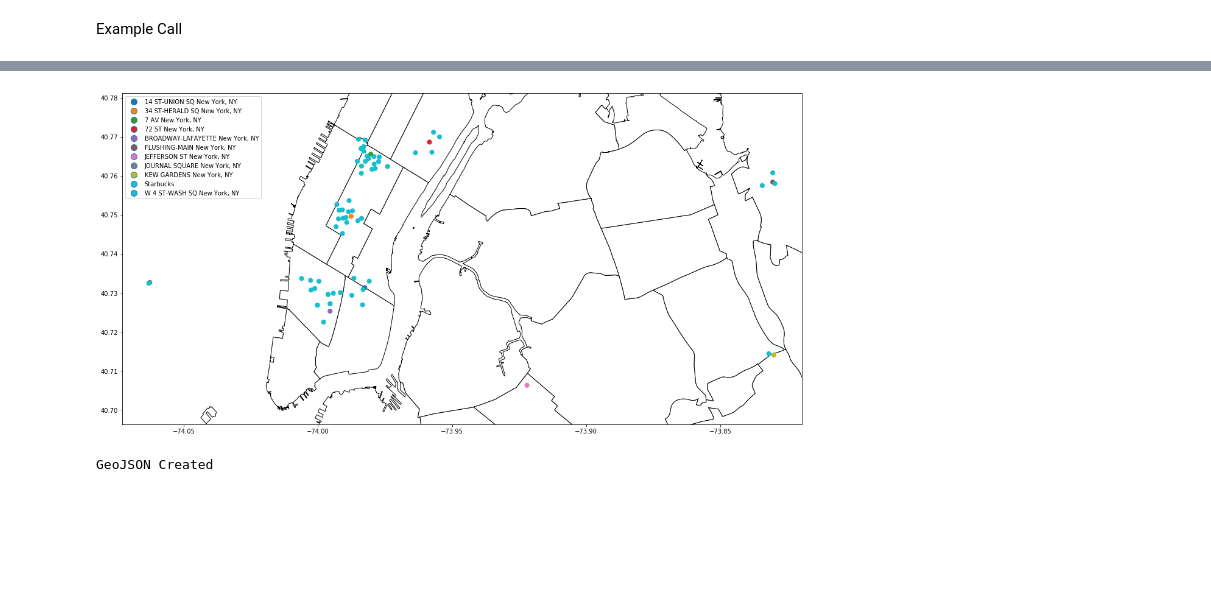
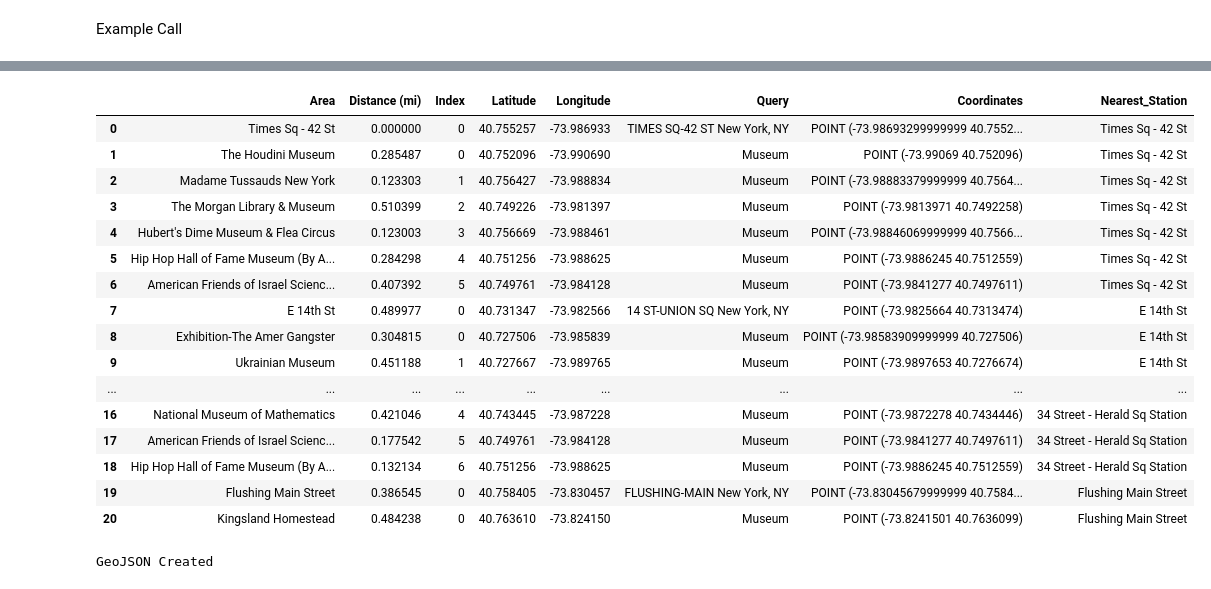
Before and after one commit to nalehc/gala_flyer_locations, a Jupyter notebook: Google_Places_Scraping_Alan.ipynb, the cells around one changed output, grey strips where cells are left out. Drawn from its saved outputs; the diff is of its cells as text; code cells hidden in the pictures; blank space fills up the shorter version.

```diff
--- a/Google_Places_Scraping_Alan.ipynb
+++ b/Google_Places_Scraping_Alan.ipynb
@@ -106,7 +106,7 @@ def nearby_places(address, place_type, r = 3200, latlng_dict = False):
 
     return np_df
 # %%
-def nearby_subway_stations(subway_list, keyword, subway_r, keyword_r):
+def nearby_subway_stations(subway_list, keyword, subway_r = 6400, keyword_r = 300):
     """
     This function is used to generate a GeoDataFrame when given a list of subwway stations and corresponding businesses.
 
@@ -208,15 +172,35 @@ test_gdf
-# %%
-file = "d085e2f8d0b54d4590b1e7d1f35594c1pediacitiesnycneighborhoods.geojson"
-file2 = "community_districts.geojson"
-fig1 = stations_plot(test_gdf, file2, img_size = (20,10), zoom = True)
-# %% [output]
-[figure, removed]
 # %%
 def create_subway_geojson(list_of_subways, keyword, subways_rad, keyword_rad, output_filename):
 
     subway_gdf = nearby_subway_stations(list_of_subways, keyword, subways_rad, keyword_rad)
     subway_gdf.to_file(output_filename, driver = 'GeoJSON')
     print("GeoJSON Created")
+# %%
+a1_list = [['TIMES SQ-42 ST', 3148.2170138888882],
+       ['14 ST-UNION SQ', 2986.3298611111113],
+       ['34 ST-HERALD SQ', 2375.5850694444443],
+       ['FLUSHING-MAIN', 2041.5840773809523]]
+# %%
+test1_df = nearby_subway_stations(a1_list, 'Museum', 6400, 500)
+test1_df
+# %% [output]
+|  | Area | Distance (mi) | Index | Latitude | Longitude | Query | Coordinates | Nearest_Station |
+| 0 | Times Sq - 42 St | 0.000000 | 0 | 40.755257 | -73.986933 | TIMES SQ-42 ST New York, NY | POINT (-73.98693299999999 40.7552... | Times Sq - 42 St |
+| 1 | The Houdini Museum | 0.285487 | 0 | 40.752096 | -73.990690 | Museum | POINT (-73.99069 40.752096) | Times Sq - 42 St |
+| 2 | Madame Tussauds New York | 0.123303 | 1 | 40.756427 | -73.988834 | Museum | POINT (-73.98883379999999 40.7564... | Times Sq - 42 St |
+| 3 | The Morgan Library & Museum | 0.510399 | 2 | 40.749226 | -73.981397 | Museum | POINT (-73.9813971 40.7492258) | Times Sq - 42 St |
+| 4 | Hubert's Dime Museum & Flea Circus | 0.123003 | 3 | 40.756669 | -73.988461 | Museum | POINT (-73.98846069999999 40.7566... | Times Sq - 42 St |
+| 5 | Hip Hop Hall of Fame Museum (By A... | 0.284298 | 4 | 40.751256 | -73.988625 | Museum | POINT (-73.9886245 40.7512559) | Times Sq - 42 St |
+| 6 | American Friends of Israel Scienc... | 0.407392 | 5 | 40.749761 | -73.984128 | Museum | POINT (-73.9841277 40.7497611) | Times Sq - 42 St |
+| 7 | E 14th St | 0.489977 | 0 | 40.731347 | -73.982566 | 14 ST-UNION SQ New York, NY | POINT (-73.9825664 40.7313474) | E 14th St |
+| 8 | Exhibition-The Amer Gangster | 0.304815 | 0 | 40.727506 | -73.985839 | Museum | POINT (-73.98583909999999 40.727506) | E 14th St |
+| 9 | Ukrainian Museum | 0.451188 | 1 | 40.727667 | -73.989765 | Museum | POINT (-73.9897653 40.7276674) | E 14th St |
+| ... | ... | ... | ... | ... | ... | ... | ... | ... |
+| 16 | National Museum of Mathematics | 0.421046 | 4 | 40.743445 | -73.987228 | Museum | POINT (-73.9872278 40.7434446) | 34 Street - Herald Sq Station |
+| 17 | American Friends of Israel Scienc... | 0.177542 | 5 | 40.749761 | -73.984128 | Museum | POINT (-73.9841277 40.7497611) | 34 Street - Herald Sq Station |
+| 18 | Hip Hop Hall of Fame Museum (By A... | 0.132134 | 6 | 40.751256 | -73.988625 | Museum | POINT (-73.9886245 40.7512559) | 34 Street - Herald Sq Station |
+| 19 | Flushing Main Street | 0.386545 | 0 | 40.758405 | -73.830457 | FLUSHING-MAIN New York, NY | POINT (-73.83045679999999 40.7584... | Flushing Main Street |
+| 20 | Kingsland Homestead | 0.484238 | 0 | 40.763610 | -73.824150 | Museum | POINT (-73.8241501 40.7636099) | Flushing Main Street |
 # %%
 actual_subway_list = [['TIMES SQ-42 ST', 3148.2170138888882],
        ['14 ST-UNION SQ', 2986.3298611111113],
```
Also changed, not shown: parts of 14 cells of this notebook.
